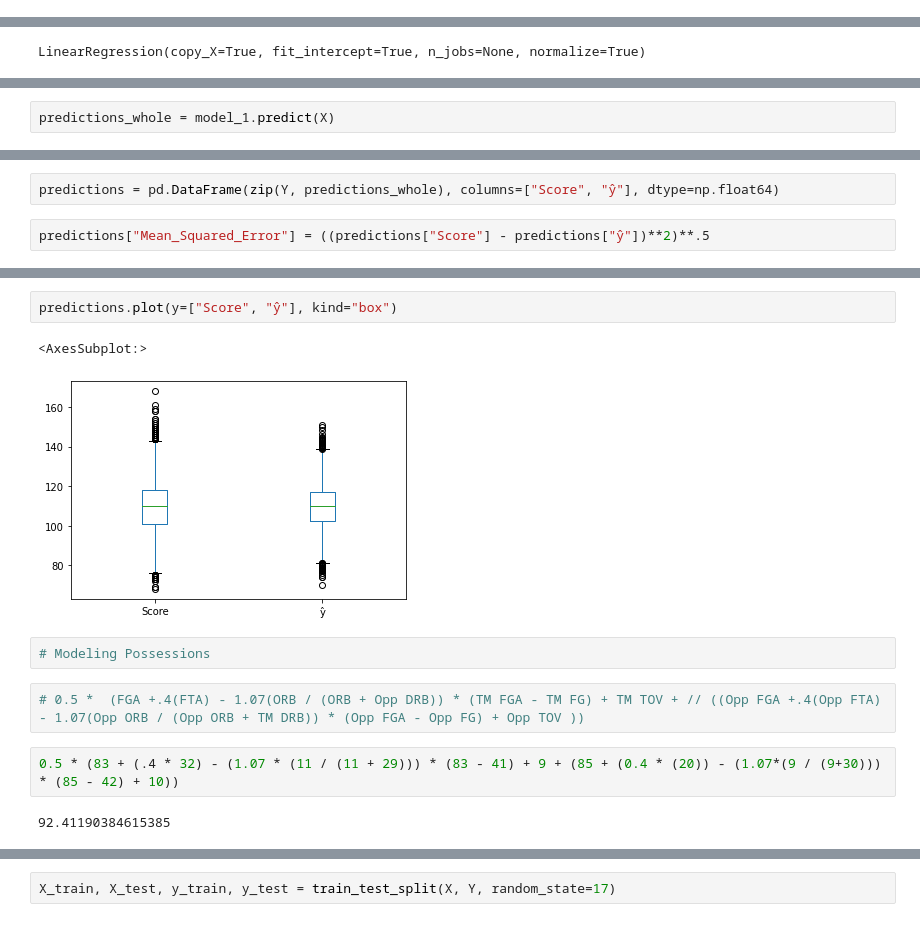
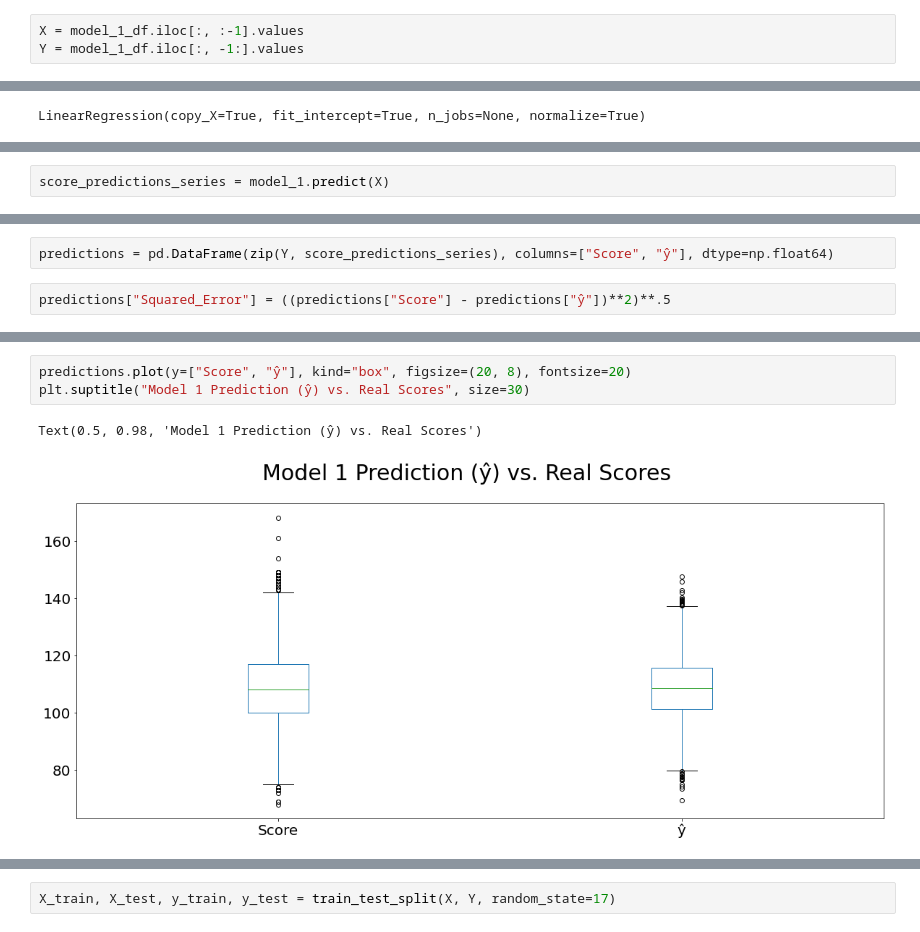
Before and after one commit to kyle-rgb/NBA_Sportsbook_Project, a Jupyter notebook: notebooks/Model_Stage.ipynb, the cells around one changed output, grey strips where cells are left out. Drawn from its saved outputs; the diff is of its cells as text.

Commit message:
Cleaned Up Model Notebook and Started Model Processing

```diff
--- a/notebooks/Model_Stage.ipynb
+++ b/notebooks/Model_Stage.ipynb
@@ -74,3 +148,6 @@ Y = model_ready_df.loc[:, [col for col in model_ready_df.columns if col == "pts"
+# %%
+X = model_1_df.iloc[:, :-1].values
+Y = model_1_df.iloc[:, -1:].values
 # %%
 X.shape
 # %% [output]
@@ -90,2 +167,2 @@ model_1.score(X_test, y_test)
 # %%
-predictions_whole = model_1.predict(X)
+score_predictions_series = model_1.predict(X)
@@ -96,4 +169,4 @@ zip(Y, predictions_whole)
 # %%
-predictions = pd.DataFrame(zip(Y, predictions_whole), columns=["Score", "ŷ"], dtype=np.float64)
+predictions = pd.DataFrame(zip(Y, score_predictions_series), columns=["Score", "ŷ"], dtype=np.float64)
 # %%
-predictions["Mean_Squared_Error"] = ((predictions["Score"] - predictions["ŷ"])**2)**.5
+predictions["Squared_Error"] = ((predictions["Score"] - predictions["ŷ"])**2)**.5
@@ -129,13 +205,6 @@ predictions.plot(y="Mean_Squared_Error", kind="box")
 # %%
-predictions.plot(y=["Score", "ŷ"], kind="box")
+predictions.plot(y=["Score", "ŷ"], kind="box", figsize=(20, 8), fontsize=20)
+plt.suptitle("Model 1 Prediction (ŷ) vs. Real Scores", size=30)
 # %% [output]
-<AxesSubplot:>
+Text(0.5, 0.98, 'Model 1 Prediction (ŷ) vs. Real Scores')
-[figure, old version]
+[figure, new version]
-# %%
-# Modeling Possessions
-# %%
-# 0.5 *  (FGA +.4(FTA) - 1.07(ORB / (ORB + Opp DRB)) * (TM FGA - TM FG) + TM TOV + // ((Opp FGA +.4(Opp FTA) - 1.07(Opp ORB / (Opp ORB + TM DRB)) * (Opp FGA - Opp FG) + Opp TOV ))
-# %%
-0.5 * (83 + (.4 * 32) - (1.07 * (11 / (11 + 29))) * (83 - 41) + 9 + (85 + (0.4 * (20)) - (1.07*(9 / (9+30))) * (85 - 42) + 10))
-# %% [output]
-92.41190384615385
```
Also changed, not shown: parts of 154 cells of this notebook.
